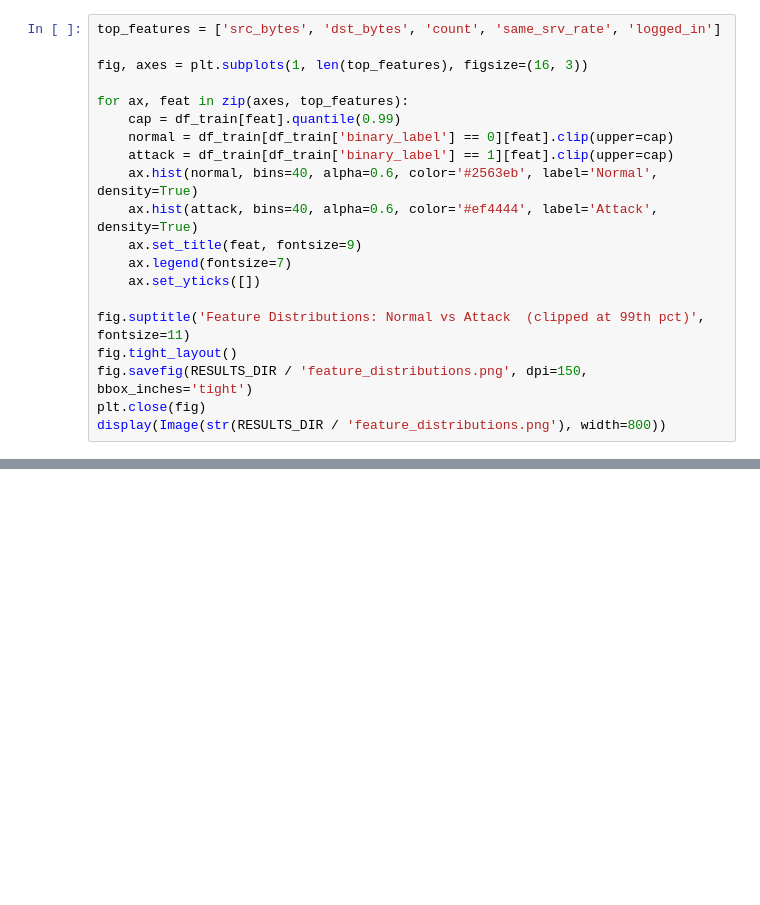
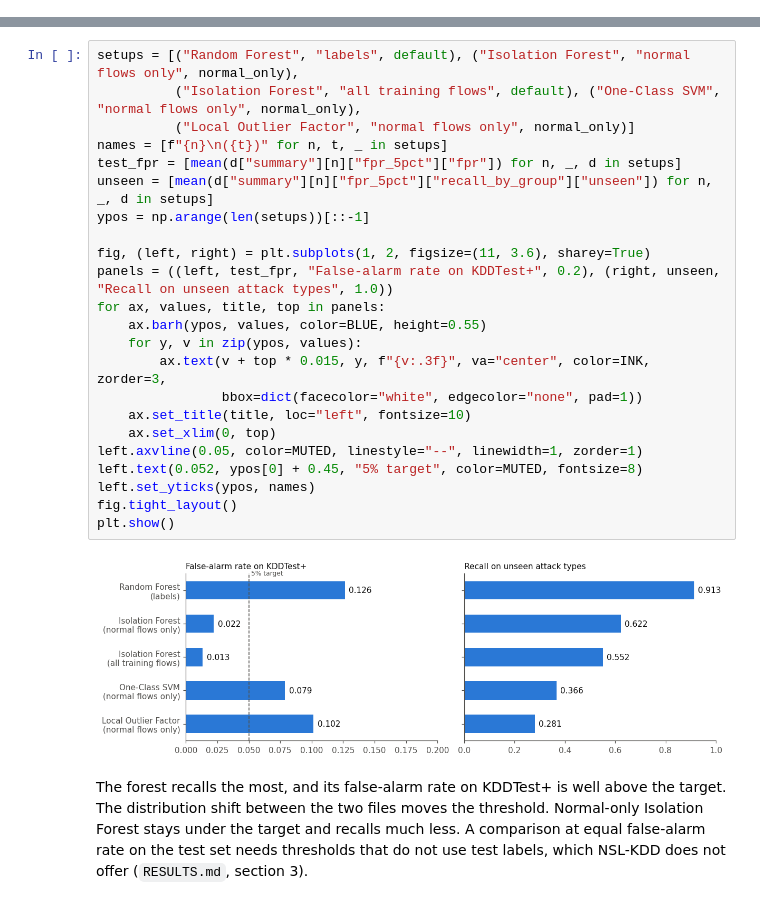
Before and after one commit to lucaaccomando/adaptive-threat-hunt, a Jupyter notebook: notebooks/analysis.ipynb, the cells around one changed output, grey strips where cells are left out. Saved outputs shown, nothing was run; the diff lists cells and outputs as text; blank space fills up the shorter version.

```diff
--- a/notebooks/analysis.ipynb
+++ b/notebooks/analysis.ipynb
@@ -97,20 +0,0 @@ display(Image(str(RESULTS_DIR / 'class_distribution.png'), width=580))
-# %%
-top_features = ['src_bytes', 'dst_bytes', 'count', 'same_srv_rate', 'logged_in']
-
-fig, axes = plt.subplots(1, len(top_features), figsize=(16, 3))
-
-for ax, feat in zip(axes, top_features):
-    cap = df_train[feat].quantile(0.99)
-    normal = df_train[df_train['binary_label'] == 0][feat].clip(upper=cap)
-    attack = df_train[df_train['binary_label'] == 1][feat].clip(upper=cap)
-    ax.hist(normal, bins=40, alpha=0.6, color='#2563eb', label='Normal', density=True)
-    ax.hist(attack, bins=40, alpha=0.6, color='#ef4444', label='Attack', density=True)
-    ax.set_title(feat, fontsize=9)
-    ax.legend(fontsize=7)
-    ax.set_yticks([])
-
-fig.suptitle('Feature Distributions: Normal vs Attack  (clipped at 99th pct)', fontsize=11)
-fig.tight_layout()
-fig.savefig(RESULTS_DIR / 'feature_distributions.png', dpi=150, bbox_inches='tight')
-plt.close(fig)
-display(Image(str(RESULTS_DIR / 'feature_distributions.png'), width=800))
@@ -337,0 +69,30 @@ Detection rate by category:
+# %%
+setups = [("Random Forest", "labels", default), ("Isolation Forest", "normal flows only", normal_only),
+          ("Isolation Forest", "all training flows", default), ("One-Class SVM", "normal flows only", normal_only),
+          ("Local Outlier Factor", "normal flows only", normal_only)]
+names = [f"{n}\n({t})" for n, t, _ in setups]
+test_fpr = [mean(d["summary"][n]["fpr_5pct"]["fpr"]) for n, _, d in setups]
+unseen = [mean(d["summary"][n]["fpr_5pct"]["recall_by_group"]["unseen"]) for n, _, d in setups]
+ypos = np.arange(len(setups))[::-1]
+
+fig, (left, right) = plt.subplots(1, 2, figsize=(11, 3.6), sharey=True)
+panels = ((left, test_fpr, "False-alarm rate on KDDTest+", 0.2), (right, unseen, "Recall on unseen attack types", 1.0))
+for ax, values, title, top in panels:
+    ax.barh(ypos, values, color=BLUE, height=0.55)
+    for y, v in zip(ypos, values):
+        ax.text(v + top * 0.015, y, f"{v:.3f}", va="center", color=INK, zorder=3,
+                bbox=dict(facecolor="white", edgecolor="none", pad=1))
+    ax.set_title(title, loc="left", fontsize=10)
+    ax.set_xlim(0, top)
+left.axvline(0.05, color=MUTED, linestyle="--", linewidth=1, zorder=1)
+left.text(0.052, ypos[0] + 0.45, "5% target", color=MUTED, fontsize=8)
+left.set_yticks(ypos, names)
+fig.tight_layout()
+plt.show()
+# %% [output]
+[figure, added]
+# %% [markdown]
+The forest recalls the most, and its false-alarm rate on KDDTest+ is well above the target. The distribution shift
+between the two files moves the threshold. Normal-only Isolation Forest stays under the target and recalls much
+less. A comparison at equal false-alarm rate on the test set needs thresholds that do not use test labels, which
+NSL-KDD does not offer (`RESULTS.md`, section 3).
```
Also changed, not shown: parts of 42 cells of this notebook, 2 other files.
